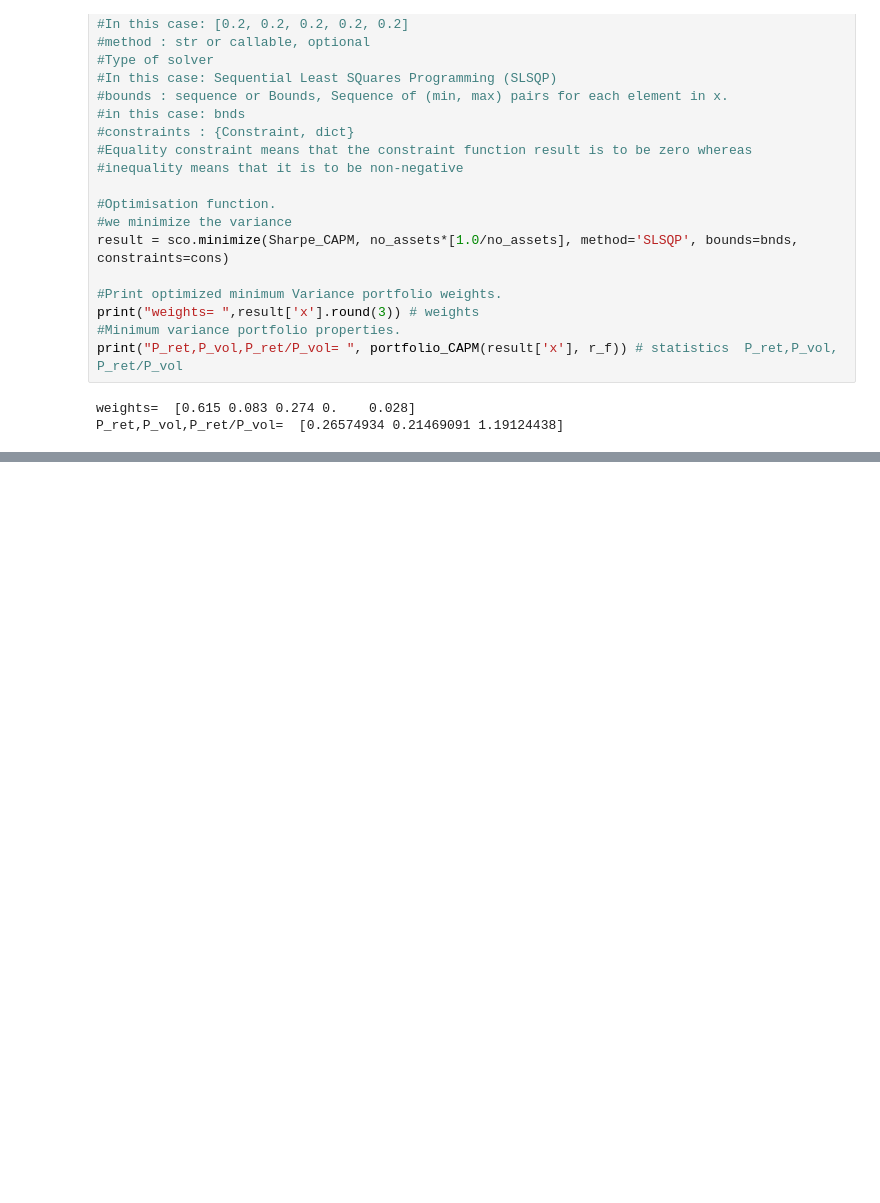
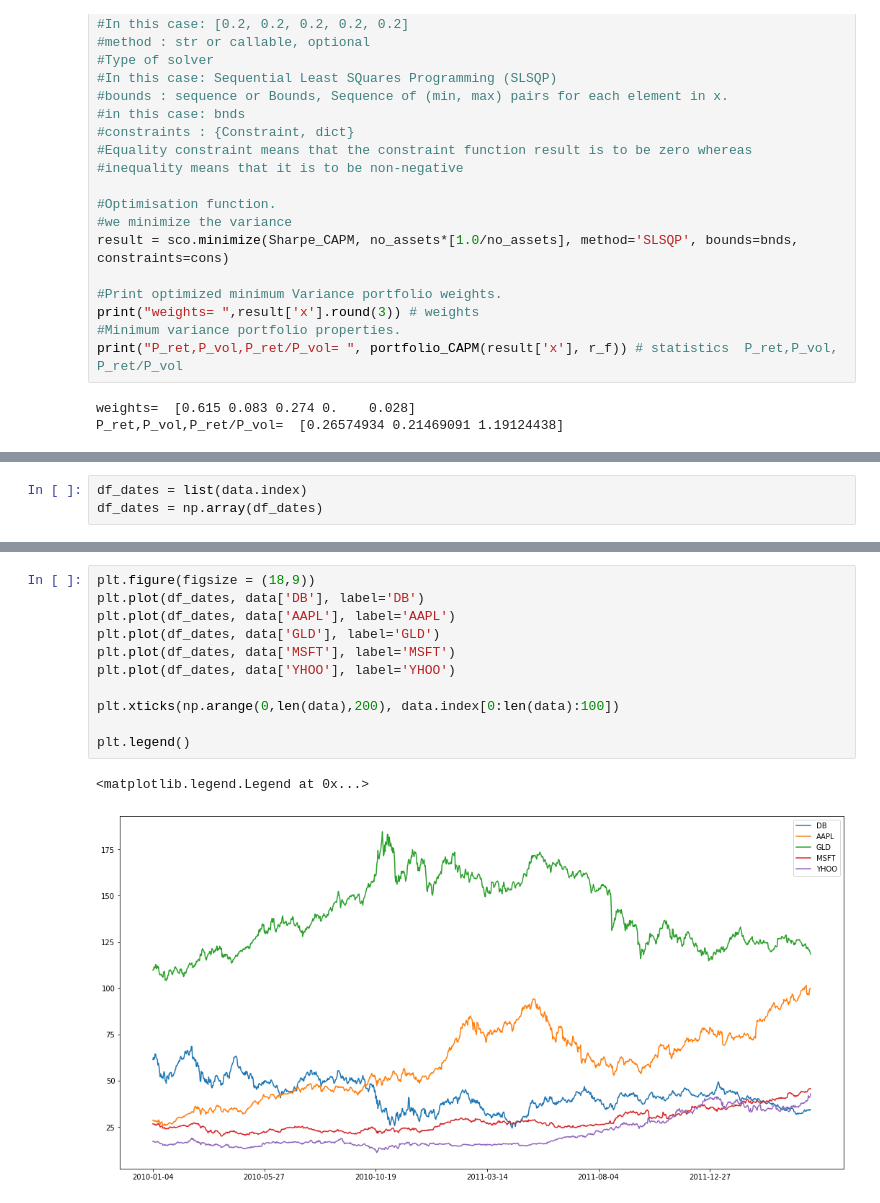
Before and after one commit to armandordorica/Portfolio_Optimization, a Jupyter notebook: Markowitz_Portfolio_Optimization.ipynb, the cells around one changed output, grey strips where cells are left out. Cells and saved outputs as stored; diff of their text form; blank space fills up the shorter version.

```diff
--- a/Markowitz_Portfolio_Optimization.ipynb
+++ b/Markowitz_Portfolio_Optimization.ipynb
@@ -390,0 +649,3 @@ P_ret,P_vol,P_ret/P_vol=  [0.26574934 0.21469091 1.19124438]
+# %%
+df_dates = list(data.index)
+df_dates = np.array(df_dates)
@@ -390,0 +659,14 @@ P_ret,P_vol,P_ret/P_vol=  [0.26574934 0.21469091 1.19124438]
+# %%
+plt.figure(figsize = (18,9))
+plt.plot(df_dates, data['DB'], label='DB')
+plt.plot(df_dates, data['AAPL'], label='AAPL')
+plt.plot(df_dates, data['GLD'], label='GLD')
+plt.plot(df_dates, data['MSFT'], label='MSFT')
+plt.plot(df_dates, data['YHOO'], label='YHOO')
+
+plt.xticks(np.arange(0,len(data),200), data.index[0:len(data):100])
+
+plt.legend()
+# %% [output]
+<matplotlib.legend.Legend at 0x...>
+[figure, added]
```
Also changed, not shown: parts of 17 cells of this notebook.
